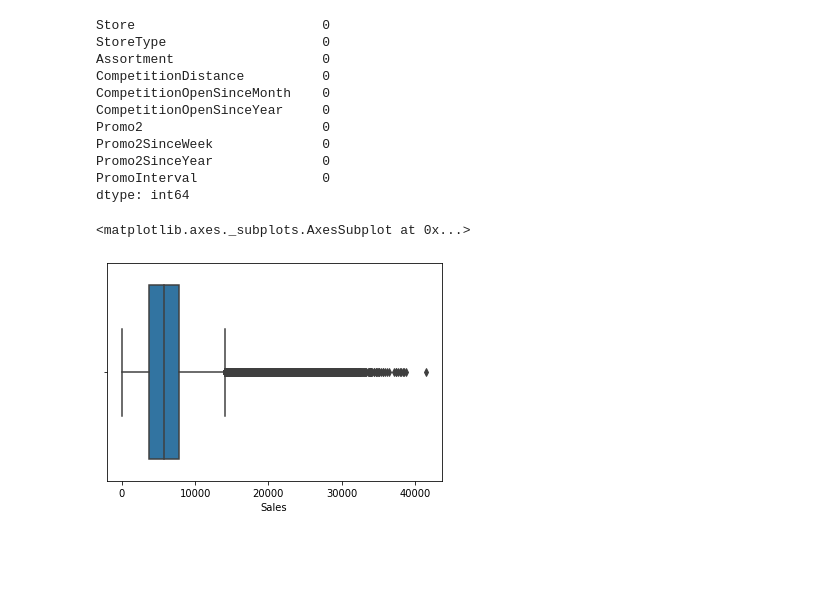
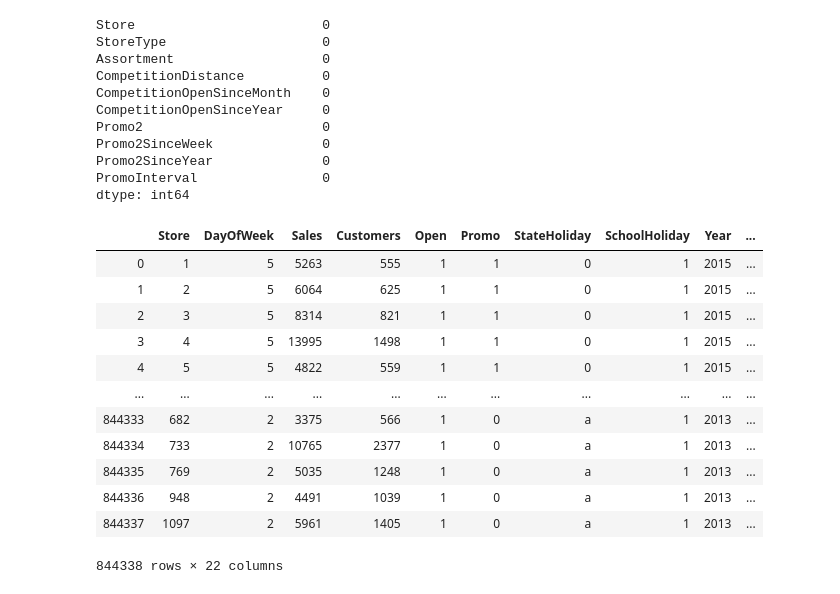
Before and after one commit to sam23121/Pharmaceutical_Sales_prediction, a Jupyter notebook: notebooks/Cleaning.ipynb, the cells around one changed output. Drawn from its saved outputs; the diff is of its cells as text; code cells hidden in the pictures; blank space fills up the shorter version.

```diff
--- a/notebooks/Untitled.ipynb
+++ b/notebooks/Cleaning.ipynb
@@ -325,12 +325,23 @@ dtype: int64
 # now that all the data has been clean we will merge the two dataset for better understanding
 # the train and store data set
 train_store = pd.merge(train, store, how = 'left', on = 'Store')
+# %%
+train_store
+# %% [output]
+|  | Store | DayOfWeek | Sales | Customers | Open | Promo | StateHoliday | SchoolHoliday | Year | ... |
+| 0 | 1 | 5 | 5263 | 555 | 1 | 1 | 0 | 1 | 2015 | ... |
+| 1 | 2 | 5 | 6064 | 625 | 1 | 1 | 0 | 1 | 2015 | ... |
+| 2 | 3 | 5 | 8314 | 821 | 1 | 1 | 0 | 1 | 2015 | ... |
+| 3 | 4 | 5 | 13995 | 1498 | 1 | 1 | 0 | 1 | 2015 | ... |
+| 4 | 5 | 5 | 4822 | 559 | 1 | 1 | 0 | 1 | 2015 | ... |
+| ... | ... | ... | ... | ... | ... | ... | ... | ... | ... | ... |
+| 844333 | 682 | 2 | 3375 | 566 | 1 | 0 | a | 1 | 2013 | ... |
+| 844334 | 733 | 2 | 10765 | 2377 | 1 | 0 | a | 1 | 2013 | ... |
+| 844335 | 769 | 2 | 5035 | 1248 | 1 | 0 | a | 1 | 2013 | ... |
+| 844336 | 948 | 2 | 4491 | 1039 | 1 | 0 | a | 1 | 2013 | ... |
+| 844337 | 1097 | 2 | 5961 | 1405 | 1 | 0 | a | 1 | 2013 | ... |
+844338 rows × 22 columns
 # %%
 train_store.to_csv('../data/train_store.csv')
 # %%
 pl = Plot()
-# %%
-sns.boxplot(train['Sales'])
-# %% [output]
-<matplotlib.axes._subplots.AxesSubplot at 0x...>
-[figure, removed]
```
Also changed, not shown: parts of 2 cells of this notebook, 1 other file.
